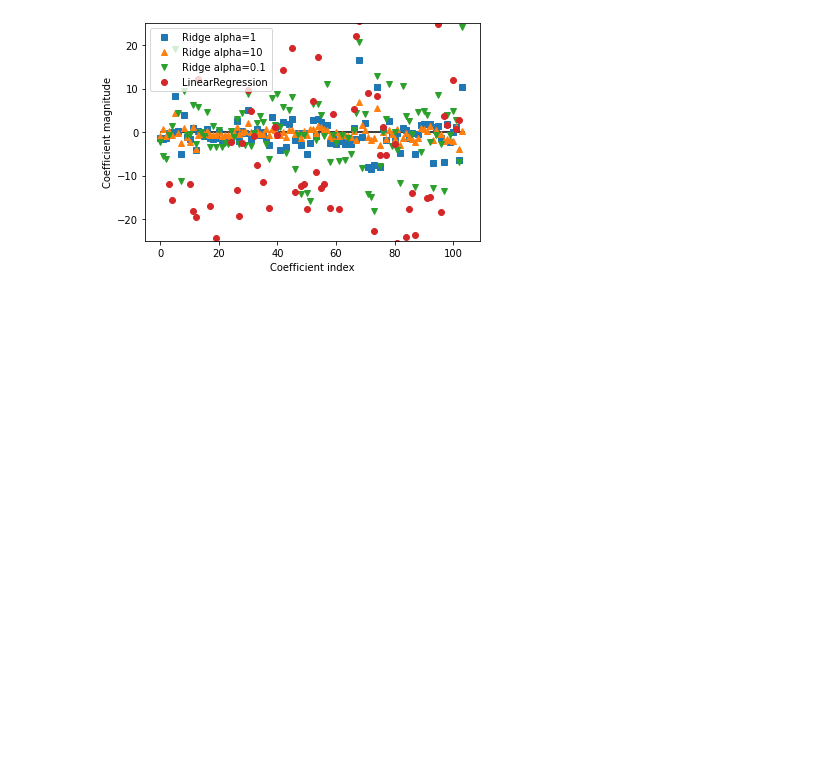
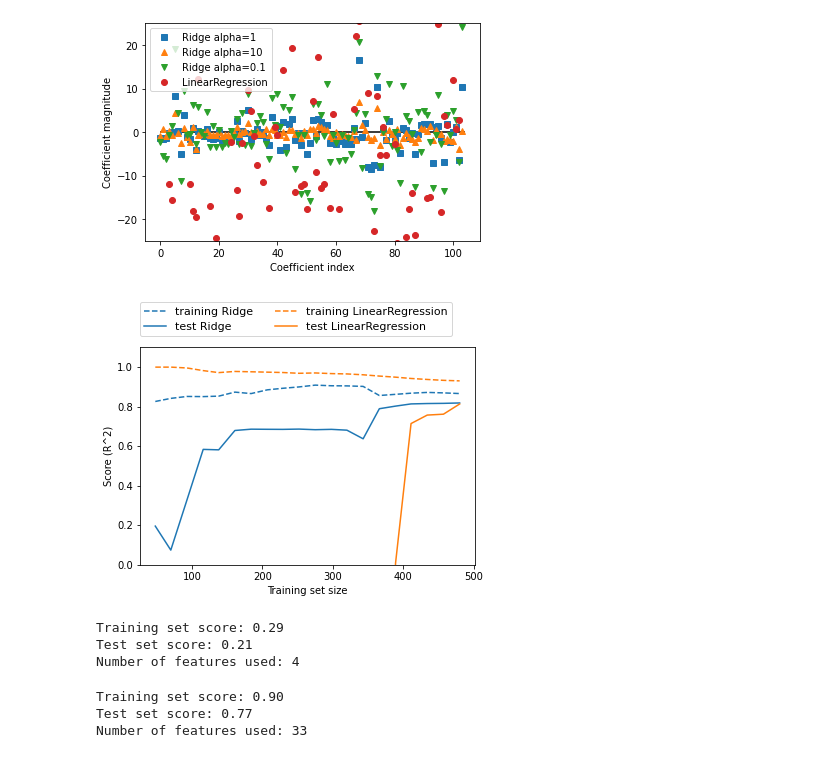
Before and after one commit to deep0892/ml_modeling, a Jupyter notebook: linear_model.ipynb, the cells around one changed output. Drawn from its saved outputs; the diff is of its cells as text; code cells hidden in the pictures; blank space fills up the shorter version.

Commit message:
added models

```diff
--- a/linear_model.ipynb
+++ b/linear_model.ipynb
@@ -82,3 +82,26 @@ plt.legend()
 # %% [output]
 <matplotlib.legend.Legend at 0x...>
 [figure]
+# %%
+mglearn.plots.plot_ridge_n_samples()
+# %% [output]
+[figure, added]
+# %%
+from sklearn.linear_model import Lasso
+lasso = Lasso().fit(X_train, y_train)
+print("Training set score: {:.2f}".format(lasso.score(X_train, y_train)))
+print("Test set score: {:.2f}".format(lasso.score(X_test, y_test)))
+print("Number of features used: {}".format(np.sum(lasso.coef_ != 0)))
+# %% [output]
+Training set score: 0.29
+Test set score: 0.21
+Number of features used: 4
+# %%
+lasso001 = Lasso(alpha=0.01, max_iter=100000).fit(X_train, y_train)
+print("Training set score: {:.2f}".format(lasso001.score(X_train, y_train)))
+print("Test set score: {:.2f}".format(lasso001.score(X_test, y_test)))
+print("Number of features used: {}".format(np.sum(lasso001.coef_ != 0)))
+# %% [output]
+Training set score: 0.90
+Test set score: 0.77
+Number of features used: 33
```
Also changed, not shown: 5 other files.
